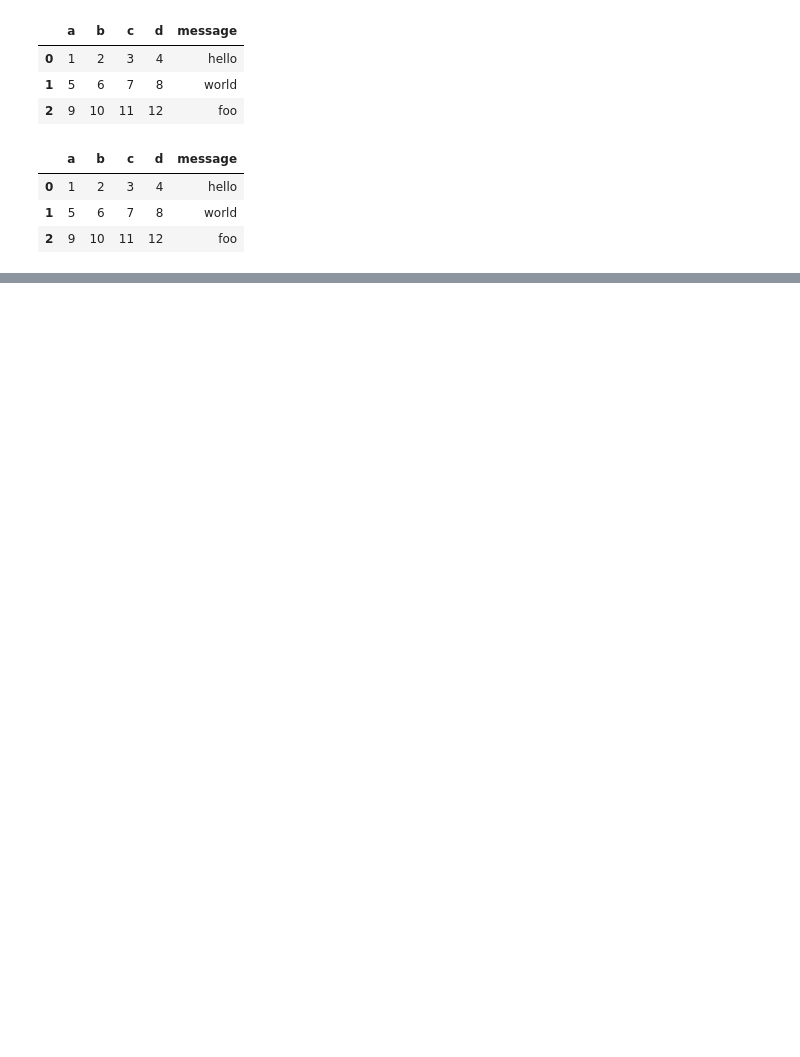
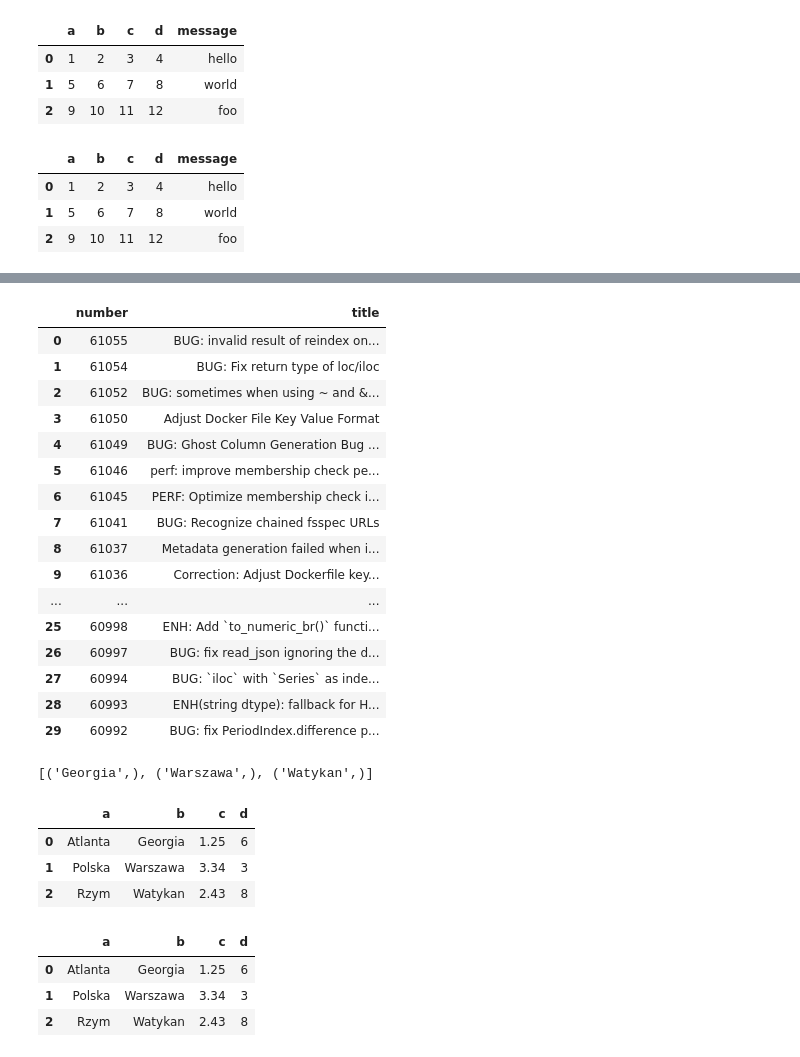
Before and after one commit to daniel22b/Mini_projekty, a Jupyter notebook: pandaJupyter.ipynb, the cells around one changed output, grey strips where cells are left out. Drawn from its saved outputs; the diff is of its cells as text; code cells hidden in the pictures; blank space fills up the shorter version.

```diff
--- a/pandaJupyter.ipynb
+++ b/pandaJupyter.ipynb
@@ -561,0 +609,69 @@ xlsx.parse(sheet_name='Sheet1',index_col=0)
+# %%
+url = 'https://api.github.com/repos/pandas-dev/pandas/issues'
+
+resp = requests.get(url)
+
+resp.raise_for_status()
+
+data = resp.json()
+df = pd.DataFrame(data, columns=["number", "title"])
+df
+# %% [output]
+|  | number | title |
+| 0 | 61055 | BUG: invalid result of reindex on... |
+| 1 | 61054 | BUG: Fix return type of loc/iloc |
+| 2 | 61052 | BUG: sometimes when using ~ and &... |
+| 3 | 61050 | Adjust Docker File Key Value Format |
+| 4 | 61049 | BUG: Ghost Column Generation Bug ... |
+| 5 | 61046 | perf: improve membership check pe... |
+| 6 | 61045 | PERF: Optimize membership check i... |
+| 7 | 61041 | BUG: Recognize chained fsspec URLs |
+| 8 | 61037 | Metadata generation failed when i... |
+| 9 | 61036 | Correction: Adjust Dockerfile key... |
+| ... | ... | ... |
+| 25 | 60998 | ENH: Add `to_numeric_br()` functi... |
+| 26 | 60997 | BUG: fix read_json ignoring the d... |
+| 27 | 60994 | BUG: `iloc` with `Series` as inde... |
+| 28 | 60993 | ENH(string dtype): fallback for H... |
+| 29 | 60992 | BUG: fix PeriodIndex.difference p... |
+# %%
+querry = """
+        CREATE TABLE test
+        (a VARCHAR(20), b VARCHAR(20),
+        c REAL, d INTEGER);"""
+
+con = sqlite3.connect('mydata.sqlite')
+con.execute(querry)
+con.commit()
+
+data = [('Atlanta', 'Georgia', 1.25, 6),
+        ('Polska', 'Warszawa', 3.34, 3),
+        ('Rzym', 'Watykan', 2.43, 8)]
+
+stmt = 'INSERT INTO test VALUES(?,?,?,?)'
+con.executemany(stmt, data)
+con.commit()
+# %% [output]
+[('Georgia',), ('Warszawa',), ('Watykan',)]
+# %%
+cursor = con.execute('SELECT * from test')
+rows = cursor.fetchall()
+
+cursor.description
+
+df = pd.DataFrame(rows, columns=[x[0] for x in cursor.description])
+# %% [output]
+|  | a | b | c | d |
+| 0 | Atlanta | Georgia | 1.25 | 6 |
+| 1 | Polska | Warszawa | 3.34 | 3 |
+| 2 | Rzym | Watykan | 2.43 | 8 |
+# %%
+import sqlalchemy as sqla
+
+db = sqla.create_engine('sqlite:///mydata.sqlite')
+pd.read_sql("SELECT * FROM test", db)
+# %% [output]
+|  | a | b | c | d |
+| 0 | Atlanta | Georgia | 1.25 | 6 |
+| 1 | Polska | Warszawa | 3.34 | 3 |
+| 2 | Rzym | Watykan | 2.43 | 8 |
```
Also changed, not shown: parts of 7 cells of this notebook.
